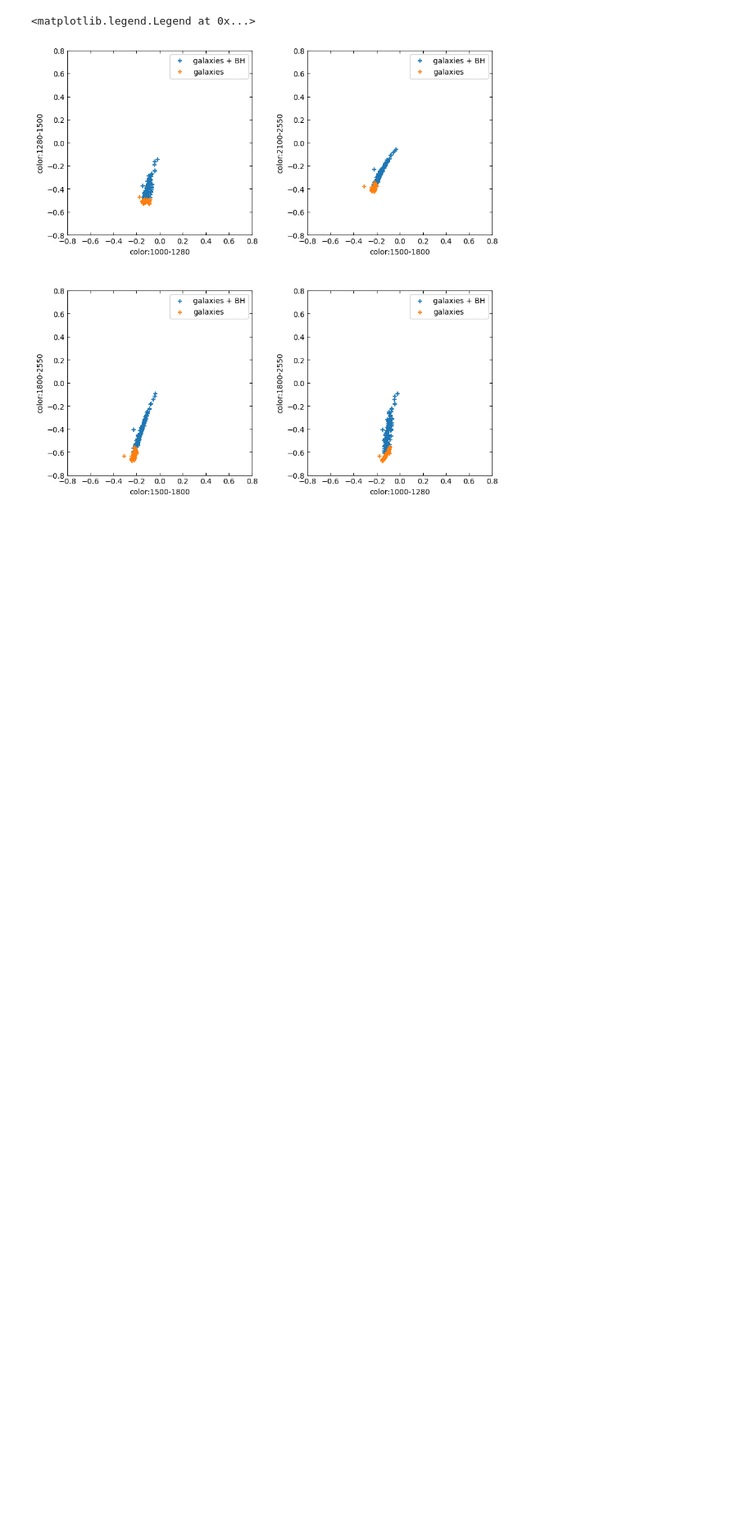
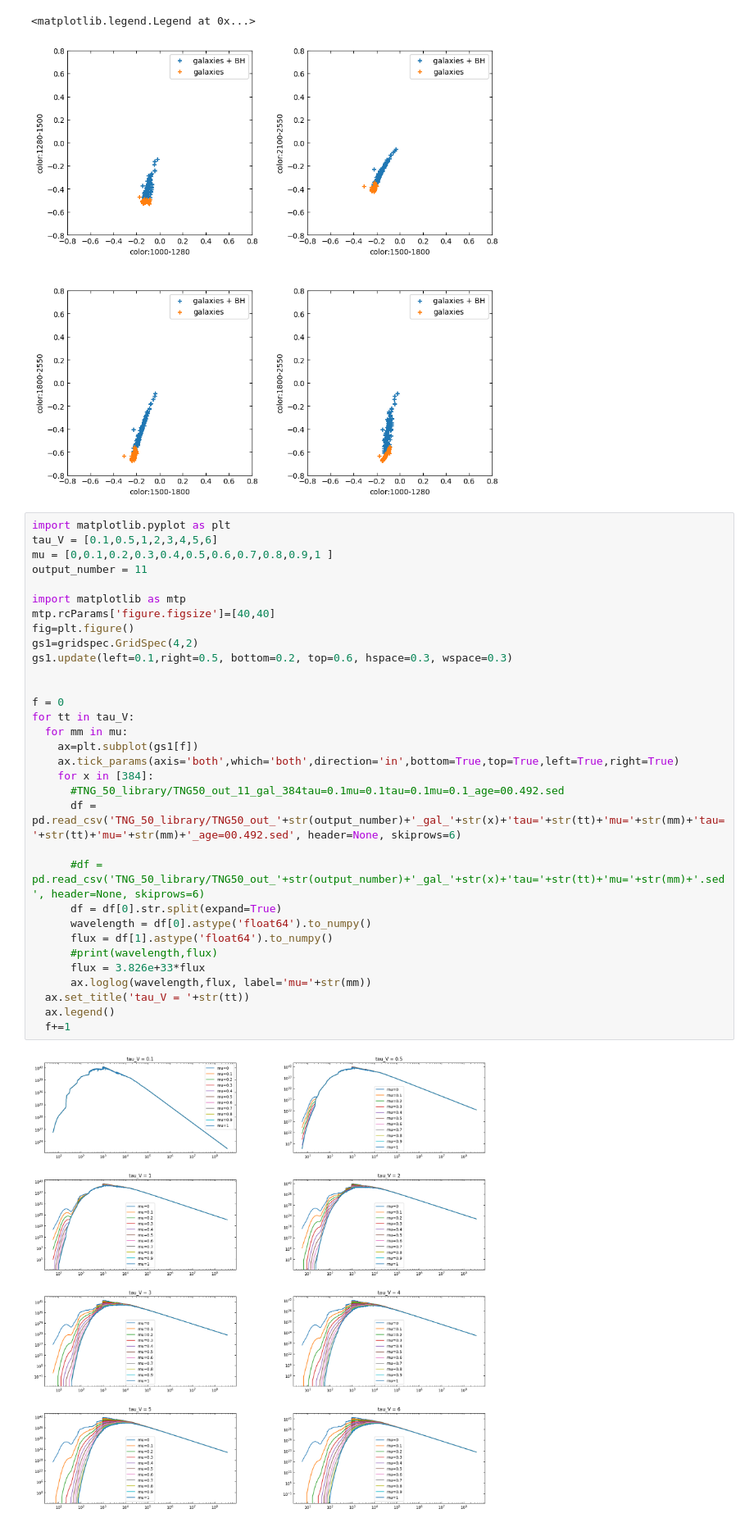
Before and after one commit to clilje/summer_2023, a Jupyter notebook: Week 1/JWST project/color-color.ipynb, the cells around one changed output. Shown at 82% size. Saved outputs shown, nothing was run; the diff lists cells and outputs as text; blank space fills up the shorter version.

Commit message:
new report figures

```diff
--- a/Week 1/JWST project/color-color.ipynb
+++ b/Week 1/JWST project/color-color.ipynb
@@ -309,3 +309,37 @@ ax.legend()
 # %% [output]
 <matplotlib.legend.Legend at 0x...>
 [figure]
+# %%
+import matplotlib.pyplot as plt
+tau_V = [0.1,0.5,1,2,3,4,5,6]
+mu = [0,0.1,0.2,0.3,0.4,0.5,0.6,0.7,0.8,0.9,1 ]
+output_number = 11
+
+import matplotlib as mtp
+mtp.rcParams['figure.figsize']=[40,40]
+fig=plt.figure()
+gs1=gridspec.GridSpec(4,2)
+gs1.update(left=0.1,right=0.5, bottom=0.2, top=0.6, hspace=0.3, wspace=0.3)
+
+
+f = 0
+for tt in tau_V:
+  for mm in mu:
+    ax=plt.subplot(gs1[f])
+    ax.tick_params(axis='both',which='both',direction='in',bottom=True,top=True,left=True,right=True)
+    for x in [384]:
+      #TNG_50_library/TNG50_out_11_gal_384tau=0.1mu=0.1tau=0.1mu=0.1_age=00.492.sed
+      df = pd.read_csv('TNG_50_library/TNG50_out_'+str(output_number)+'_gal_'+str(x)+'tau='+str(tt)+'mu='+str(mm)+'tau='+str(tt)+'mu='+str(mm)+'_age=00.492.sed', header=None, skiprows=6)
+
+      #df = pd.read_csv('TNG_50_library/TNG50_out_'+str(output_number)+'_gal_'+str(x)+'tau='+str(tt)+'mu='+str(mm)+'.sed', header=None, skiprows=6)
+      df = df[0].str.split(expand=True)
+      wavelength = df[0].astype('float64').to_numpy()
+      flux = df[1].astype('float64').to_numpy()
+      #print(wavelength,flux)
+      flux = 3.826e+33*flux
+      ax.loglog(wavelength,flux, label='mu='+str(mm))
+  ax.set_title('tau_V = '+str(tt))
+  ax.legend()
+  f+=1
+# %% [output]
+[figure, added]
```
Also changed, not shown: 7 other files.
